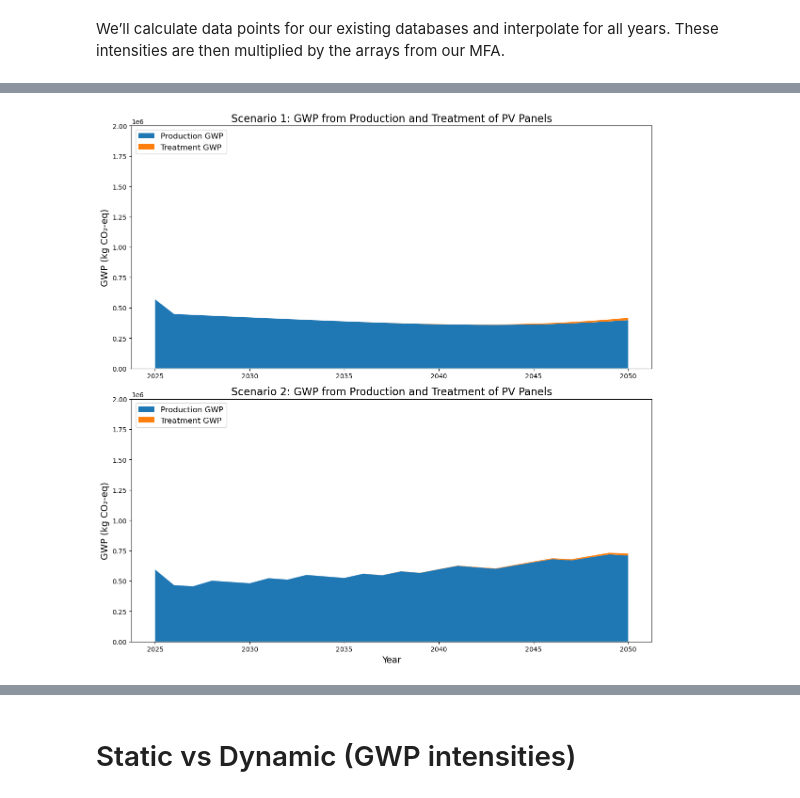
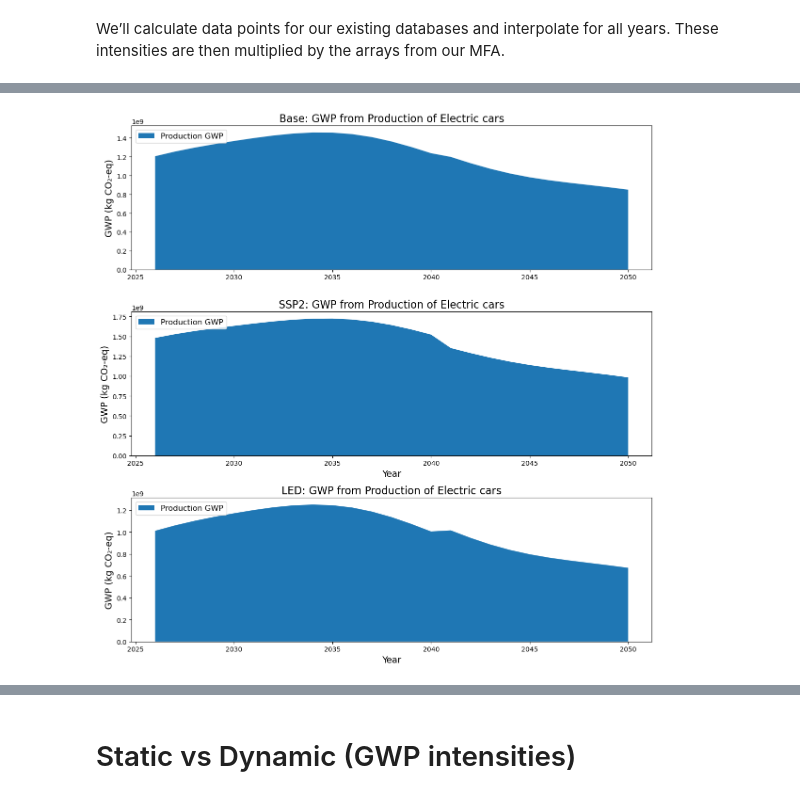
Before and after one commit to Leadmre/autumn-school-work-group, a Jupyter notebook: Groupwork.ipynb, the cells around one changed output, grey strips where cells are left out. Cells and saved outputs as stored; diff of their text form; code cells hidden in the pictures.

```diff
--- a/Groupwork.ipynb
+++ b/Groupwork.ipynb
@@ -770,16 +771,28 @@ Steubing, B., Mutel, C., Suter, F., & Hellweg, S. (2016). Streamlining scenario
 We’ll calculate data points for our existing databases and interpolate for all years. These intensities are then multiplied by the arrays from our MFA.
 # %%
 def calculate_gwp_intensity(year, scenario, activity_name):
-    if scenario == "Base":
-        database_name = base_db [year]
 
+    if scenario == "SSP1":
+        database_name = base
+        _db[year]
+    elif scenario == "SSP2":
+        database_name = SSP2_db[year]
     else:
-        database_name = pkbudg1150_db [year]
+        database_name = LED_db[year]
+
+    """
+        if scenario == "Base":
+        database_name = base_db[year]
+    else:
+        database_name = pkbudg1150_db[year]
+    else:
+        database_name = pkbudg1150_db[year]
+    """
     #database_name = f'ei_cutoff_3.10_remind_SSP2-{scenario}_{year} 2024-11-05'
 
     activity = [act for act in bd.Database(database_name)
                if activity_name in act["name"]
-               and 'RER' in act['location']][0]
+               and 'GLO' in act['location']][0]
     functional_unit = {activity:1}
 
     ### Run LCA for GWP calculation ###
@@ -868,35 +939,51 @@ outflow_gwp_scenario_2 = np.array(outflow_gwp_scenario_2)
 # %%
-fig, axs = plt.subplots(2, 1, figsize=(12, 12))
+fig, axs = plt.subplots(3, 1, figsize=(12, 12))
 
 # Scenario 1 plot (Production and Treatment GWP)
 axs[0].stackplot(
-    years,
-    inflow_gwp_scenario_1,
-    outflow_gwp_scenario_1,
+    years[22:],
+    inflow_gwp_SSP1[22:],
+    #outflow_gwp_scenario_1,
     labels=['Production GWP', 'Treatment GWP'],
     colors=MyColorCycle[:2]
 )
-axs[0].set_title('Scenario 1: GWP from Production and Treatment of PV Panels', fontsize=16)
+axs[0].set_title('Base: GWP from Production of Electric cars', fontsize=16)
 axs[0].set_ylabel('GWP (kg CO₂-eq)', fontsize=14)
 axs[0].legend(loc='upper left', fontsize=12)
-axs[0].set_ylim(0, 2e6)  # Set y-limits
+#axs[0].set_ylim(0, 2e8)  # Set y-limits
 
 # Scenario 2 plot (Production and Treatment GWP)
 axs[1].stackplot(
-    years,
-    inflow_gwp_scenario_2,
-    outflow_gwp_scenario_2,
+    years[22:],
+    inflow_gwp_SSP2[22:],
+    #outflow_gwp_scenario_2,
     labels=['Production GWP', 'Treatment GWP'],
     colors=MyColorCycle[:2]
 )
-axs[1].set_title('Scenario 2: GWP from Production and Treatment of PV Panels', fontsize=16)
+axs[1].set_title('SSP2: GWP from Production of Electric cars', fontsize=16)
 axs[1].set_xlabel('Year', fontsize=14)
 axs[1].set_ylabel('GWP (kg CO₂-eq)', fontsize=14)
 axs[1].legend(loc='upper left', fontsize=12)
-axs[1].set_ylim(0, 2e6)  # Set y-limits
+#axs[1].set_ylim(0, 2e6)  # Set y-limits
+
+# Scenario 3 plot (Production and Treatment GWP)
+axs[2].stackplot(
+    years[22:],
+    inflow_gwp_LED[22:],
+    #outflow_gwp_scenario_2,
+    labels=['Production GWP', 'Treatment GWP'],
+    colors=MyColorCycle[:2]
+)
+axs[2].set_title('LED: GWP from Production of Electric cars', fontsize=16)
+axs[2].set_xlabel('Year', fontsize=14)
+axs[2].set_ylabel('GWP (kg CO₂-eq)', fontsize=14)
+axs[2].legend(loc='upper left', fontsize=12)
+#axs[1].set_ylim(0, 2e6)  # Set y-limits
+
+
 
 # Adjust layout and display plot
 plt.tight_layout()
 plt.show()
 # %% [output]
-[figure, old version]
+[figure, new version]
```
Also changed, not shown: parts of 12 cells of this notebook.
